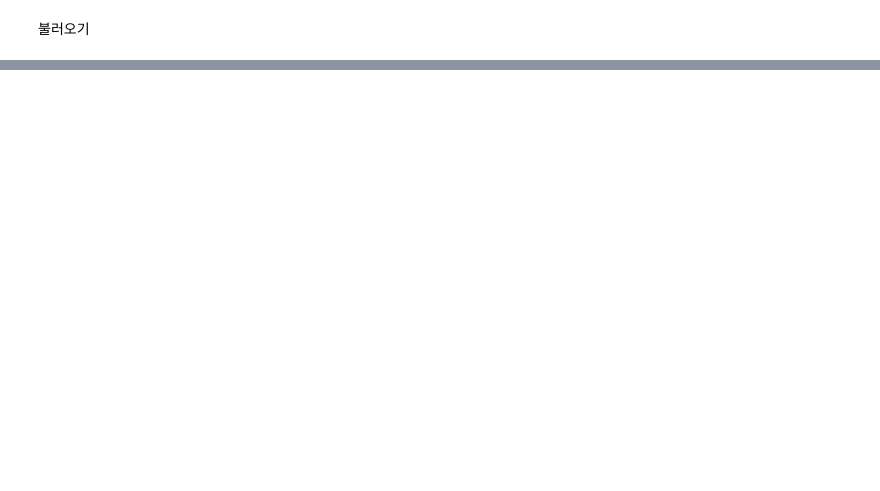
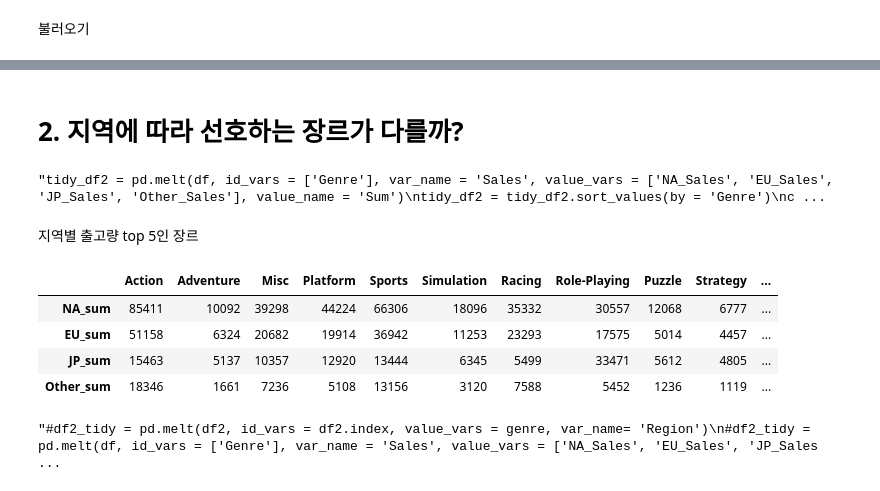
Before and after one commit to wisesprout/video-game-sales-analysis, a Jupyter notebook: Project1.ipynb, the cells around one changed output, grey strips where cells are left out. Saved outputs shown, nothing was run; the diff lists cells and outputs as text; code cells hidden in the pictures; blank space fills up the shorter version.

Commit message:
지역별 선호하는 장르 시각화 진행중

```diff
--- a/Project1.ipynb
+++ b/Project1.ipynb
@@ -13,0 +15,7 @@ df = df.dropna()  # na 값 있는 데이터 제외
+# %%
+df['Publisher'].unique()
+pd.set_option('display.max_rows', None)  # value_counts 모든 값
+df['Publisher'].value_counts()  # 99개의 'Unknown' 값 확인
+df[df['Publisher']=='Unknown']  # 결과를 조사해보니 'Unknown Wordls Entertainment'가 아님을 확인
+df.drop(df[df['Publisher']=='Unknown'].index, inplace = True)
+df[df['Publisher']=='Unknown']  # drop한 결과 확인
@@ -54,0 +75,73 @@ df['Platform'].value_counts()
+# %% [markdown]
+# 2. 지역에 따라 선호하는 장르가 다를까?
+# %%
+'''tidy_df2 = pd.melt(df, id_vars = ['Genre'], var_name = 'Sales', value_vars = ['NA_Sales', 'EU_Sales', 'JP_Sales', 'Other_Sales'], value_name = 'Sum')
+tidy_df2 = tidy_df2.sort_values(by = 'Genre')
+check_df2 = pd.pivot_table(tidy_df2, index = ['Sales'], columns = 'Genre', aggfunc = np.sum)
+check_df2.to_excel('/content/drive/MyDrive/Colab Notebooks/Section1/Project/vgames_df2.xlsx')
+check_df2
+tidy_df2.head(10)'''
+# %% [output]
+"tidy_df2 = pd.melt(df, id_vars = ['Genre'], var_name = 'Sales', value_vars = ['NA_Sales', 'EU_Sales', 'JP_Sales', 'Other_Sales'], value_name = 'Sum')\ntidy_df2 = tidy_df2.sort_values(by = 'Genre')\nc ...
+# %% [markdown]
+지역별 출고량 top 5인 장르
+# %%
+# 전체 데이터에서 지역별 장르의 출고량 데이터 추출
+
+region_sum = ['NA_sum', 'EU_sum', 'JP_sum', 'Other_sum']
+genre = ['Action', 'Adventure', 'Misc', 'Platform', 'Sports', 'Simulation', 'Racing', 'Role-Playing', 'Puzzle', 'Strategy', 'Fighting', 'Shooter']
+df2 = pd.DataFrame(columns = genre, index = region_sum).fillna(0)
+for i in range(len(df['NA_Sales'])):
+    df_genre = df.iloc[i,3]
+    if df_genre == 'Action':    # i번째 인덱스의 Genre = Action이면
+        for j in range(0,4):
+            df2.iloc[j,0] += df.iloc[i,j+5]  # df2의 Action 컬럼에 순서대로 값 추가
+    elif df_genre == 'Adventure':
+        for j in range(0,4):
+            df2.iloc[j,1] += df.iloc[i,j+5]
+    elif df_genre == 'Misc':
+        for j in range(0,4):
+            df2.iloc[j,2] += df.iloc[i,j+5]
+    elif df_genre == 'Platform':
+        for j in range(0,4):
+            df2.iloc[j,3] += df.iloc[i,j+5]
+    elif df_genre == 'Sports':
+        for j in range(0,4):
+            df2.iloc[j,4] += df.iloc[i,j+5]
+    elif df_genre == 'Simulation':
+        for j in range(0,4):
+            df2.iloc[j,5] += df.iloc[i,j+5]
+    elif df_genre == 'Racing':
+        for j in range(0,4):
+            df2.iloc[j,6] += df.iloc[i,j+5]
+    elif df_genre == 'Role-Playing':
+        for j in range(0,4):
+            df2.iloc[j,7] += df.iloc[i,j+5]
+    elif df_genre == 'Puzzle':
+        for j in range(0,4):
+            df2.iloc[j,8] += df.iloc[i,j+5]
+    elif df_genre == 'Strategy':
+        for j in range(0,4):
+            df2.iloc[j,9] += df.iloc[i,j+5]
+    elif df_genre == 'Fighting':
+        for j in range(0,4):
+            df2.iloc[j,10] += df.iloc[i,j+5]
+    else:
+        for j in range(0,4):
+            df2.iloc[j,11] += df.iloc[i,j+5]
+
+df2
+# %% [output]
+|  | Action | Adventure | Misc | Platform | Sports | Simulation | Racing | Role-Playing | Puzzle | Strategy | ... |
+| NA_sum | 85411 | 10092 | 39298 | 44224 | 66306 | 18096 | 35332 | 30557 | 12068 | 6777 | ... |
+| EU_sum | 51158 | 6324 | 20682 | 19914 | 36942 | 11253 | 23293 | 17575 | 5014 | 4457 | ... |
+| JP_sum | 15463 | 5137 | 10357 | 12920 | 13444 | 6345 | 5499 | 33471 | 5612 | 4805 | ... |
+| Other_sum | 18346 | 1661 | 7236 | 5108 | 13156 | 3120 | 7588 | 5452 | 1236 | 1119 | ... |
+# %%
+'''#df2_tidy = pd.melt(df2, id_vars = df2.index, value_vars = genre, var_name= 'Region')
+#df2_tidy = pd.melt(df, id_vars = ['Genre'], var_name = 'Sales', value_vars = ['NA_Sales', 'EU_Sales', 'JP_Sales', 'Other_Sales'], value_name = 'Sum')
+#df2_tidy
+df2g = df.groupby(by = ['Sales','Genre']).sum()
+df2g'''
+# %% [output]
+"#df2_tidy = pd.melt(df2, id_vars = df2.index, value_vars = genre, var_name= 'Region')\n#df2_tidy = pd.melt(df, id_vars = ['Genre'], var_name = 'Sales', value_vars = ['NA_Sales', 'EU_Sales', 'JP_Sales ...
```
Also changed, not shown: parts of 14 cells of this notebook.
